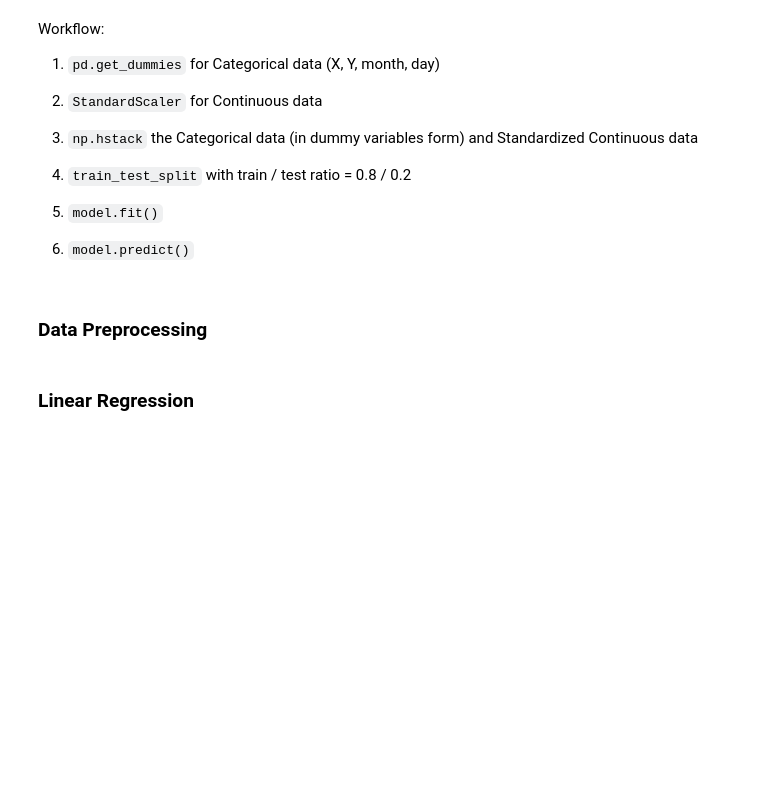
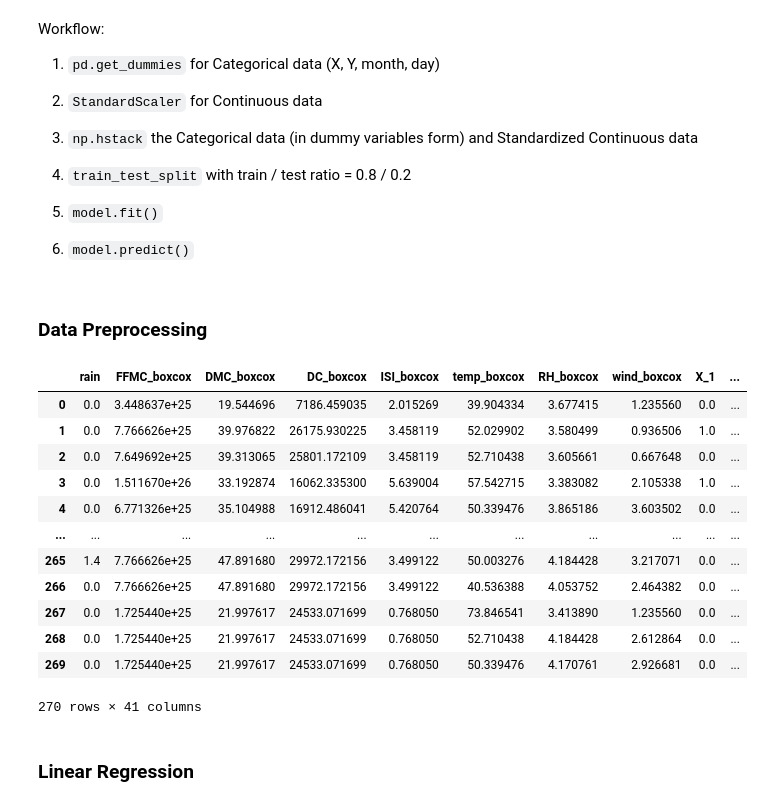
Before and after one commit to scfengv/ML-Forest-Fire-Prediction-with-Regression-and-Classification, a Jupyter notebook: Regression/Regression.ipynb, the cells around one changed output. Saved outputs shown, nothing was run; the diff lists cells and outputs as text; code cells hidden in the pictures; blank space fills up the shorter version.

```diff
--- a/Regression/Regression.ipynb
+++ b/Regression/Regression.ipynb
@@ -56,6 +56,22 @@ con_scl = scl.fit_transform(con)
 
 ## Data with Standardized continuous data + Dummy categorical data
 d_scl = np.hstack((con_scl, cat))
+# %%
+d
+# %% [output]
+|  | rain | FFMC_boxcox | DMC_boxcox | DC_boxcox | ISI_boxcox | temp_boxcox | RH_boxcox | wind_boxcox | X_1 | ... |
+| 0 | 0.0 | 3.448637e+25 | 19.544696 | 7186.459035 | 2.015269 | 39.904334 | 3.677415 | 1.235560 | 0.0 | ... |
+| 1 | 0.0 | 7.766626e+25 | 39.976822 | 26175.930225 | 3.458119 | 52.029902 | 3.580499 | 0.936506 | 1.0 | ... |
+| 2 | 0.0 | 7.649692e+25 | 39.313065 | 25801.172109 | 3.458119 | 52.710438 | 3.605661 | 0.667648 | 0.0 | ... |
+| 3 | 0.0 | 1.511670e+26 | 33.192874 | 16062.335300 | 5.639004 | 57.542715 | 3.383082 | 2.105338 | 1.0 | ... |
+| 4 | 0.0 | 6.771326e+25 | 35.104988 | 16912.486041 | 5.420764 | 50.339476 | 3.865186 | 3.603502 | 0.0 | ... |
+| ... | ... | ... | ... | ... | ... | ... | ... | ... | ... | ... |
+| 265 | 1.4 | 7.766626e+25 | 47.891680 | 29972.172156 | 3.499122 | 50.003276 | 4.184428 | 3.217071 | 0.0 | ... |
+| 266 | 0.0 | 7.766626e+25 | 47.891680 | 29972.172156 | 3.499122 | 40.536388 | 4.053752 | 2.464382 | 0.0 | ... |
+| 267 | 0.0 | 1.725440e+25 | 21.997617 | 24533.071699 | 0.768050 | 73.846541 | 3.413890 | 1.235560 | 0.0 | ... |
+| 268 | 0.0 | 1.725440e+25 | 21.997617 | 24533.071699 | 0.768050 | 52.710438 | 4.184428 | 2.612864 | 0.0 | ... |
+| 269 | 0.0 | 1.725440e+25 | 21.997617 | 24533.071699 | 0.768050 | 50.339476 | 4.170761 | 2.926681 | 0.0 | ... |
+270 rows × 41 columns
 # %%
 x_train, x_test, y_train, y_test = train_test_split(d_scl, y, train_size = 0.8)
 # %% [markdown]
```
Also changed, not shown: 9 other files.
